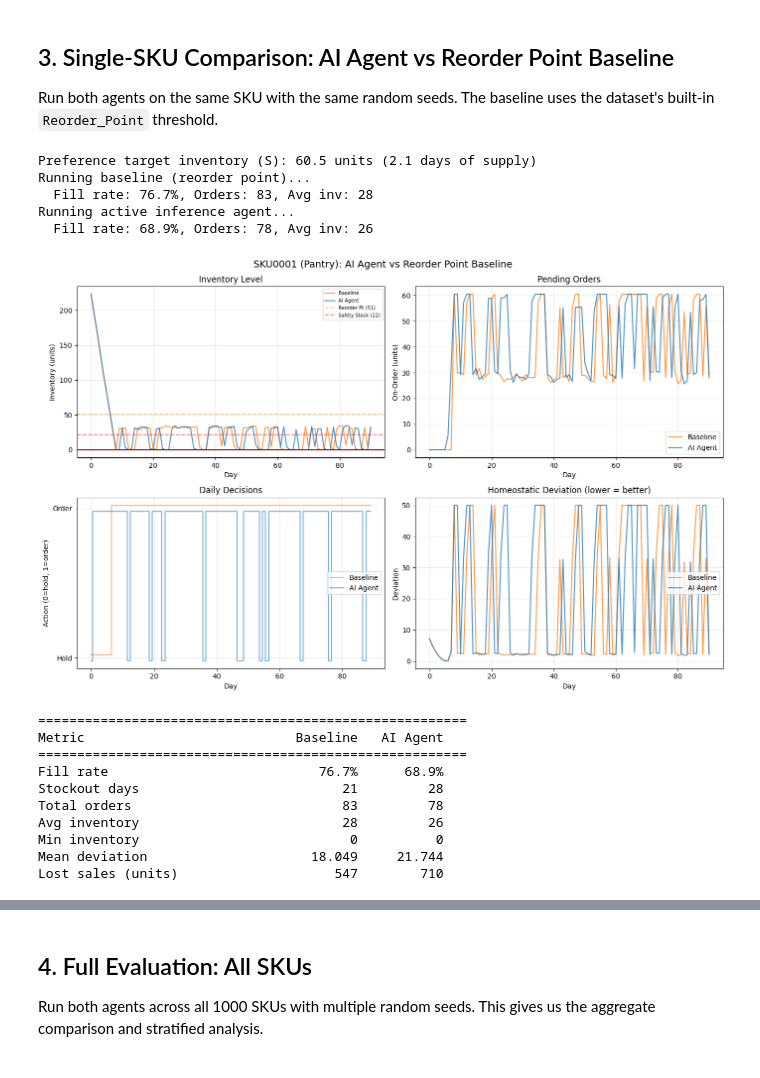
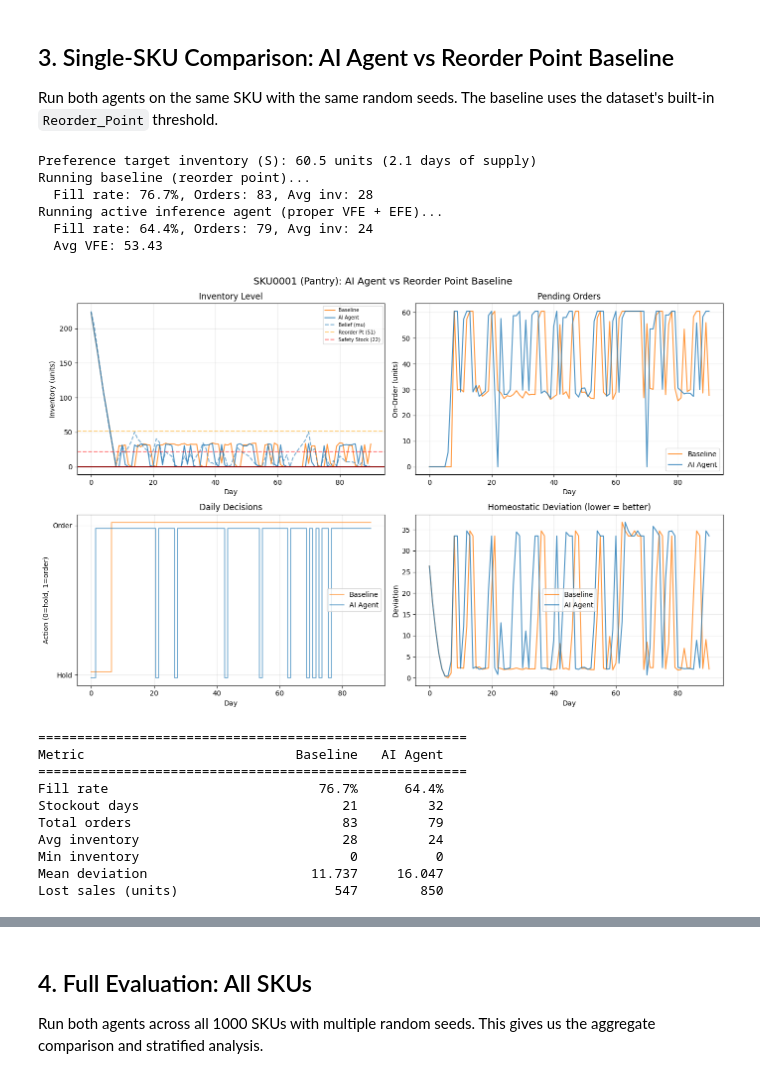
Before and after one commit to mahault/Applied-active-inference, a Jupyter notebook: grocery_inventory_ai.ipynb, the cells around one changed output, grey strips where cells are left out. Drawn from its saved outputs; the diff is of its cells as text; code cells hidden in the pictures.

```diff
--- a/grocery_inventory_ai.ipynb
+++ b/grocery_inventory_ai.ipynb
@@ -232,11 +233,12 @@ Run both agents on the same SKU with the same random seeds.
 The baseline uses the dataset's built-in `Reorder_Point` threshold.
 # %%
 # Set up agents for SKU0001
-prefs = GroceryPreferences(params)
+prefs = GaussianPreferences(params)
+obs_model = ObservationModel(params, obs_rng=sim.obs_rng)
 print(f'Preference target inventory (S): {prefs.target_inventory:.1f} units '
       f'({prefs.target_inventory / params.avg_daily_sales:.1f} days of supply)')
 
-ai_agent = GroceryAIAgent(sim, prefs, n_rollouts=30, use_analytical=True)
+ai_agent = GroceryAIAgent(sim, prefs, obs_model, n_rollouts=30, gamma=4.0, use_analytical=True)
 baseline_agent = ReorderPointAgent(params)
 
 HORIZON = 90  # 3 months
@@ -247,16 +249,19 @@ bl_result = run_simulation(baseline_agent, sim, s0, horizon=HORIZON, seed=SEED)
 print(f'  Fill rate: {bl_result["fill_rate"]:.1%}, Orders: {bl_result["total_orders"]}, '
       f'Avg inv: {bl_result["avg_inventory"]:.0f}')
 
-print('Running active inference agent...')
-ai_result = run_simulation(ai_agent, sim, s0, horizon=HORIZON, seed=SEED)
+print('Running active inference agent (proper VFE + EFE)...')
+ai_result = run_simulation(ai_agent, sim, s0, horizon=HORIZON, seed=SEED, obs_model=obs_model)
 print(f'  Fill rate: {ai_result["fill_rate"]:.1%}, Orders: {ai_result["total_orders"]}, '
       f'Avg inv: {ai_result["avg_inventory"]:.0f}')
+if 'avg_vfe' in ai_result:
+    print(f'  Avg VFE: {ai_result["avg_vfe"]:.2f}')
 # %% [output]
 Preference target inventory (S): 60.5 units (2.1 days of supply)
 Running baseline (reorder point)...
   Fill rate: 76.7%, Orders: 83, Avg inv: 28
-Running active inference agent...
-  Fill rate: 68.9%, Orders: 78, Avg inv: 26
+Running active inference agent (proper VFE + EFE)...
+  Fill rate: 64.4%, Orders: 79, Avg inv: 24
+  Avg VFE: 53.43
 # %%
 # Detailed comparison plots for single SKU
 fig, axes = plt.subplots(2, 2, figsize=(14, 9))
@@ -267,6 +272,9 @@ days = np.arange(HORIZON + 1)
 ax = axes[0, 0]
 ax.plot(days, bl_result['states'][:, INV], label='Baseline', alpha=0.8, color='tab:orange')
 ax.plot(days, ai_result['states'][:, INV], label='AI Agent', alpha=0.8, color='tab:blue')
+if 'belief_trace' in ai_result:
+    belief_inv = np.array(ai_result['belief_trace'])[:, INV]
+    ax.plot(np.arange(len(belief_inv)), belief_inv, label='Belief (mu)', alpha=0.6, color='tab:blue', ls='--')
 ax.axhline(params.reorder_point, color='orange', ls='--', alpha=0.5, label=f'Reorder Pt ({params.reorder_point:.0f})')
 ax.axhline(params.safety_stock, color='red', ls='--', alpha=0.5, label=f'Safety Stock ({params.safety_stock})')
 ax.axhline(0, color='darkred', ls='-', lw=1.5)
@@ -287,41 +295,41 @@ ai_acts = np.array(ai_result['actions'])
 ax.step(range(HORIZON), bl_acts + 0.02, label='Baseline', alpha=0.6, color='tab:orange', where='mid')
 ax.step(range(HORIZON), ai_acts - 0.02, label='AI Agent', alpha=0.6, color='tab:blue', where='mid')
 ax.set_xlabel('Day'); ax.set_ylabel('Action (0=hold, 1=order)')
 ax.set_yticks([0, 1]); ax.set_yticklabels(['Hold', 'Order'])
 ax.set_title('Daily Decisions'); ax.legend(); ax.grid(True, alpha=0.3)
 
 # 4. Homeostatic deviation
 ax = axes[1, 1]
 bl_devs = [prefs.compute_deviation(s) for s in bl_result['states']]
 ai_devs = [prefs.compute_deviation(s) for s in ai_result['states']]
 ax.plot(bl_devs, label='Baseline', alpha=0.8, color='tab:orange')
 ax.plot(ai_devs, label='AI Agent', alpha=0.8, color='tab:blue')
 ax.set_xlabel('Day'); ax.set_ylabel('Deviation')
 ax.set_title('Homeostatic Deviation (lower = better)'); ax.legend(); ax.grid(True, alpha=0.3)
 
 plt.tight_layout()
 plt.show()
 
 # Summary table
 print(f'\n{"="*55}')
 print(f'{"Metric":<30} {"Baseline":>10} {"AI Agent":>10}')
 print(f'{"="*55}')
 print(f'{"Fill rate":<30} {bl_result["fill_rate"]:>10.1%} {ai_result["fill_rate"]:>10.1%}')
 print(f'{"Stockout days":<30} {bl_result["stockout_days"]:>10d} {ai_result["stockout_days"]:>10d}')
 print(f'{"Total orders":<30} {bl_result["total_orders"]:>10d} {ai_result["total_orders"]:>10d}')
 print(f'{"Avg inventory":<30} {bl_result["avg_inventory"]:>10.0f} {ai_result["avg_inventory"]:>10.0f}')
 print(f'{"Min inventory":<30} {bl_result["min_inventory"]:>10.0f} {ai_result["min_inventory"]:>10.0f}')
 print(f'{"Mean deviation":<30} {np.mean(bl_devs):>10.3f} {np.mean(ai_devs):>10.3f}')
 print(f'{"Lost sales (units)":<30} {bl_result["lost_sales"]:>10.0f} {ai_result["lost_sales"]:>10.0f}')
 # %% [output]
-[figure, old version]
+[figure, new version]
 =======================================================
 Metric                           Baseline   AI Agent
 =======================================================
-Fill rate                           76.7%      68.9%
-Stockout days                          21         28
-Total orders                           83         78
-Avg inventory                          28         26
+Fill rate                           76.7%      64.4%
+Stockout days                          21         32
+Total orders                           83         79
+Avg inventory                          28         24
 Min inventory                           0          0
-Mean deviation                     18.049     21.744
-Lost sales (units)                    547        710
+Mean deviation                     11.737     16.047
+Lost sales (units)                    547        850
```
Also changed, not shown: parts of 8 cells of this notebook, 2 other files.
